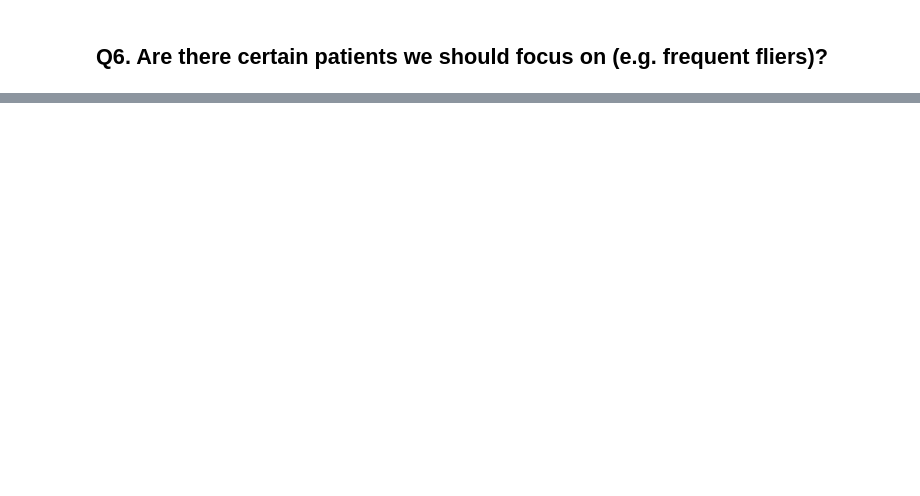
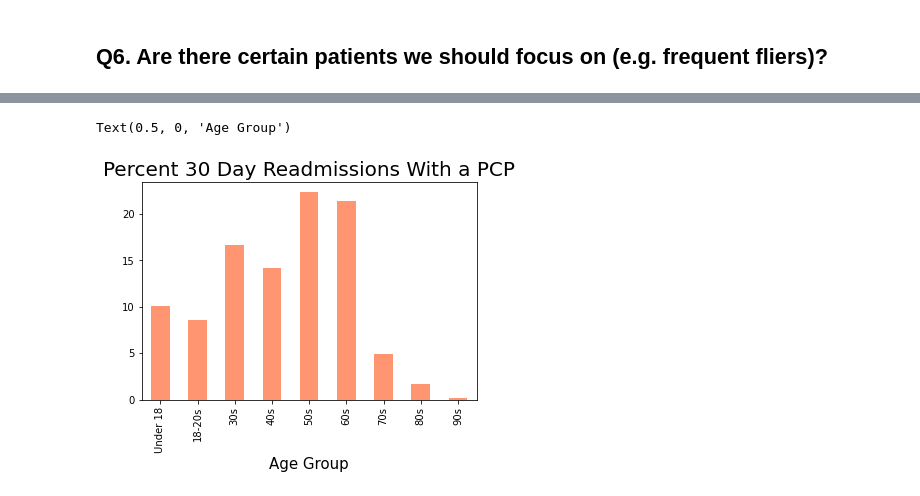
Before and after one commit to rghertel/hospital-readmission-not-koalas, a Jupyter notebook: URSA_hospital_readmission.ipynb, the cells around one changed output, grey strips where cells are left out. Saved outputs shown, nothing was run; the diff lists cells and outputs as text; code cells hidden in the pictures; blank space fills up the shorter version.

```diff
--- a/URSA_hospital_readmission.ipynb
+++ b/URSA_hospital_readmission.ipynb
@@ -921,0 +858,3 @@ Text(0, 0.5, 'Patient ID')
+# %%
+Thirty_readm_with_pcp=Thirty_readm_with_pcp[['patient_id','Patient Age Integer']]
+Thirty_readm_with_pcp
@@ -921,0 +875,5 @@ Text(0, 0.5, 'Patient ID')
+# %%
+##finding age of pt with PCP
+Thirty_readm_pt_with_pcp_count=Thirty_readm_with_pcp.groupby('Patient Age Integer').count().reset_index()
+Thirty_readm_pt_with_pcp_count.rename(columns={'patient_id':'Count','Patient Age Integer':'Age'},inplace=True)
+Thirty_readm_pt_with_pcp_count
@@ -921,0 +894,7 @@ Text(0, 0.5, 'Patient ID')
+# %%
+#bucketing age into decades
+
+bins= [0,18,30,40,50,60,70,80,90,100]
+labels = ['Under 18','18-20s','30s','40s','50s','60s','70s','80s','90s']
+Thirty_readm_pt_with_pcp_count['Age Group'] = pd.cut(Thirty_readm_pt_with_pcp_count['Age'], bins=bins, labels=labels, right=False)
+Thirty_readm_pt_with_pcp_count
@@ -921,0 +935,3 @@ Text(0, 0.5, 'Patient ID')
+# %%
+pct_pcp=((Thirty_readm_pt_with_pcp_count.groupby(['Age Group'])['Count'].sum())/(Thirty_readm_pt_with_pcp_count['Count'].sum()))*100
+pct_pcp
@@ -921,0 +950,7 @@ Text(0, 0.5, 'Patient ID')
+# %%
+ax = pct_pcp.plot.bar(x='Age Group', y='Count',color='#ff9671')
+plt.title("Percent 30 Day Readmissions With a PCP",color='black',fontsize=20)
+plt.xlabel('Age Group',fontsize=15)
+# %% [output]
+Text(0.5, 0, 'Age Group')
+[figure, added]
```
Also changed, not shown: parts of 79 cells of this notebook.
